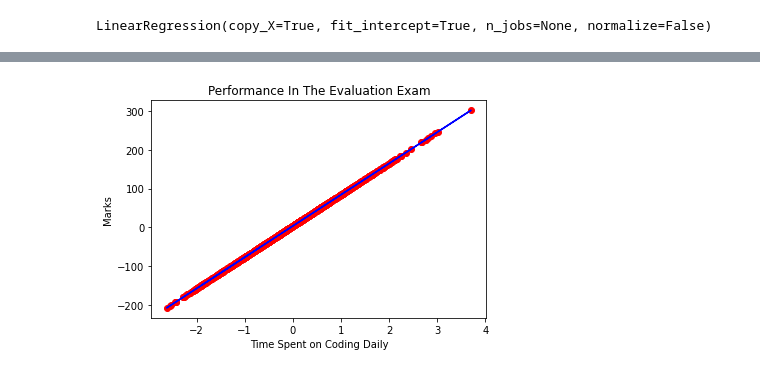
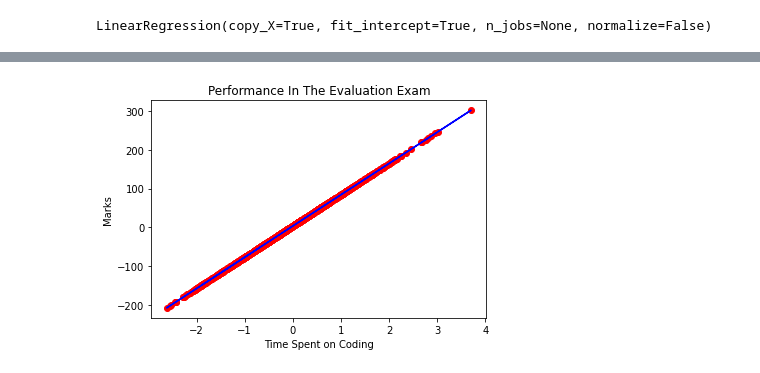
Before and after one commit to dhruvkumar22/ML-BASICS, a Jupyter notebook: Assignment_1_ML.ipynb, the cells around one changed output, grey strips where cells are left out. Saved outputs shown, nothing was run; the diff lists cells and outputs as text; code cells hidden in the pictures.

```diff
--- a/Assignment_1_ML.ipynb
+++ b/Assignment_1_ML.ipynb
@@ -71,9 +71,9 @@ plt.show()
 # %%
-plt.scatter(X_Test, Y_Pred, color = 'red')
-plt.plot(X_Test, regressor.predict(X_Test), color = 'blue')
+plt.scatter(X_Test, Y_Pred, color = 'red')                       #for testing,    plotting with train and predicted values
+plt.plot(X_Test, Y_Pred, color = 'blue')
 plt.title('Performance In The Evaluation Exam')
-plt.xlabel('Time Spent on Coding Daily')
+plt.xlabel('Time Spent on Coding')
 plt.ylabel('Marks')
 plt.show()
 # %% [output]
-[figure, old version]
+[figure, new version]
```
Also changed, not shown: parts of 2 cells of this notebook.
